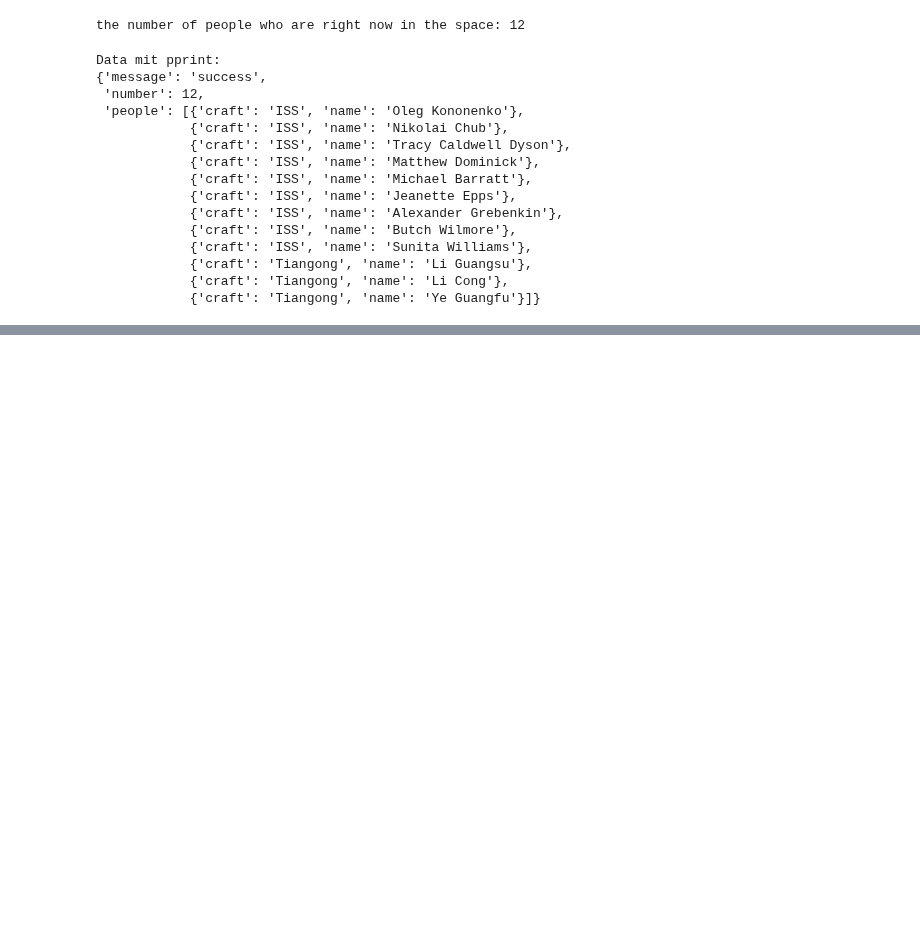
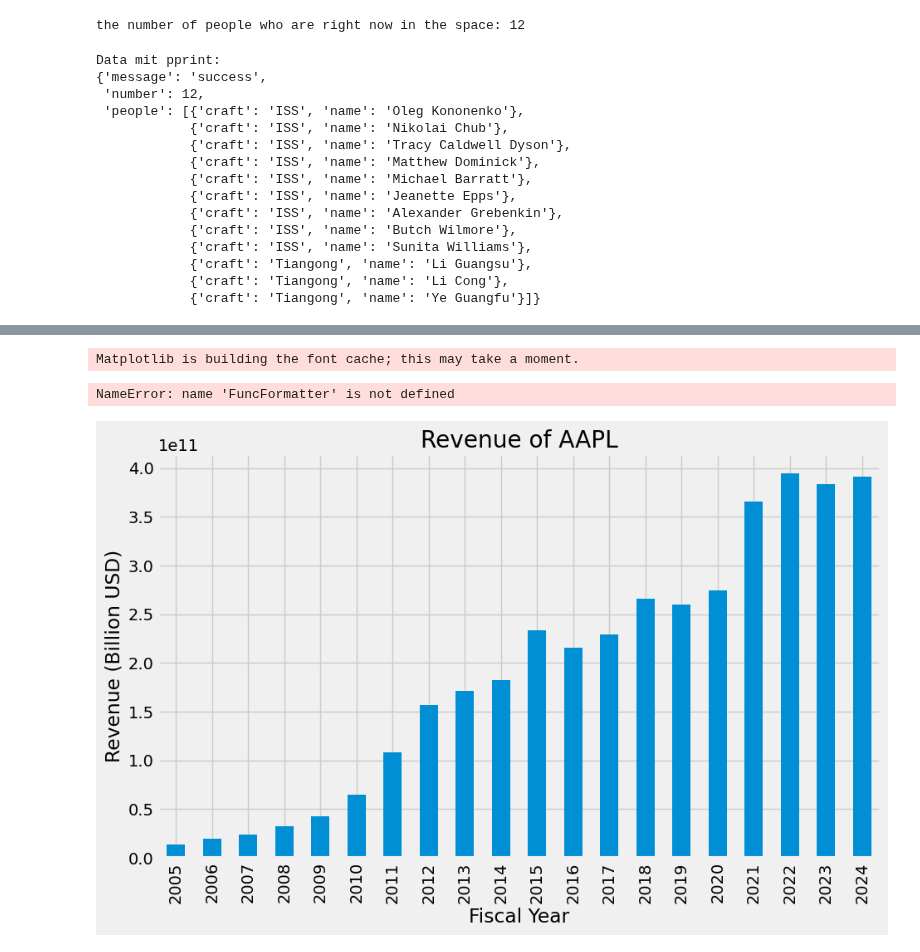
Before and after one commit to sofia00ni/WebAPI, a Jupyter notebook: api_test.ipynb, the cells around one changed output, grey strips where cells are left out. Drawn from its saved outputs; the diff is of its cells as text; code cells hidden in the pictures; blank space fills up the shorter version.

```diff
--- a/api_test.ipynb
+++ b/api_test.ipynb
@@ -97,0 +132,3 @@ Data mit pprint:
+# %%
+income_df = pd.DataFrame(data['annualReports'])
+income_df
@@ -97,0 +154,16 @@ Data mit pprint:
+# %%
+income_df['fiscalDateEnding'] = pd.to_datetime(income_df['fiscalDateEnding'])
+income_df['fiscalYear'] = income_df['fiscalDateEnding'].dt.year
+cols_to_float = ['grossProfit', 'totalRevenue',
+       'costOfRevenue', 'costofGoodsAndServicesSold', 'operatingIncome',
+       'sellingGeneralAndAdministrative', 'researchAndDevelopment',
+       'operatingExpenses', 'investmentIncomeNet', 'netInterestIncome',
+       'interestIncome', 'interestExpense', 'nonInterestIncome',
+       'otherNonOperatingIncome', 'depreciation',
+       'depreciationAndAmortization', 'incomeBeforeTax', 'incomeTaxExpense',
+       'interestAndDebtExpense', 'netIncomeFromContinuingOperations',
+       'comprehensiveIncomeNetOfTax', 'ebit', 'ebitda', 'netIncome']
+
+income_df[cols_to_float] = income_df[cols_to_float].apply(pd.to_numeric, errors='coerce')
+income_df = income_df.sort_values(by='fiscalYear', ascending=True)
+income_df
@@ -97,0 +189,27 @@ Data mit pprint:
+# %%
+import matplotlib.pyplot as plt
+import pandas as pd
+
+
+plt.style.use('fivethirtyeight')
+fig, ax = plt.subplots(figsize=(10, 6))
+income_df.plot(
+    x='fiscalYear',
+    y='totalRevenue',
+    kind='bar',
+    ax=ax,
+    title=f'Revenue of {symbol}',
+    ylabel='Revenue (Billion USD)',
+    xlabel='Fiscal Year',
+    legend=False
+)
+
+# Format y-axis to billions
+ax.yaxis.set_major_formatter(FuncFormatter(lambda x, _: f'{x/1e9:.0f}'))
+
+plt.tight_layout()
+plt.show()
+# %% [output]
+Matplotlib is building the font cache; this may take a moment.
+NameError: name 'FuncFormatter' is not defined
+[figure, added]
```
Also changed, not shown: parts of 4 cells of this notebook, 2 other files.
